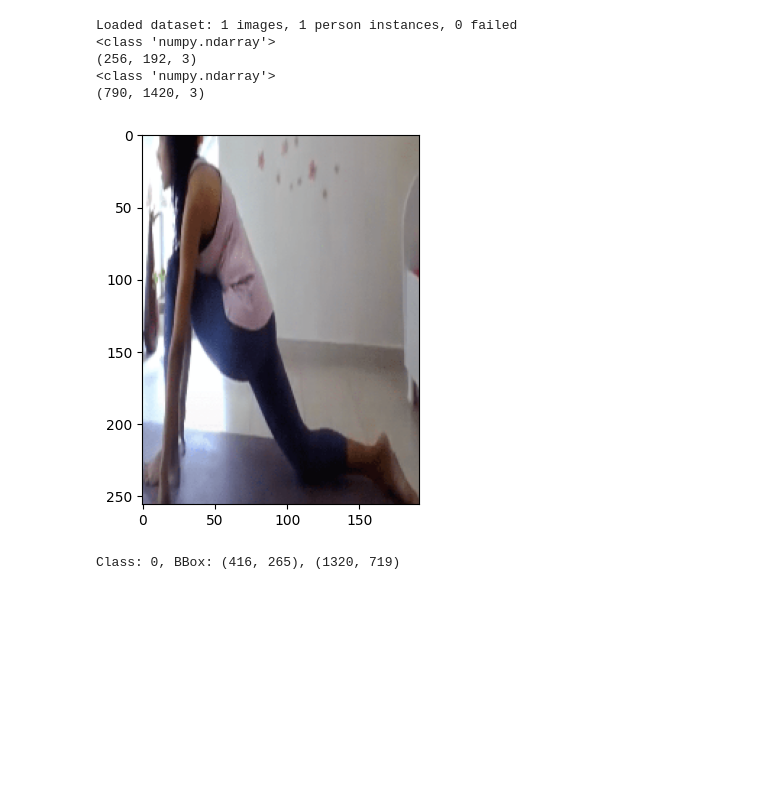
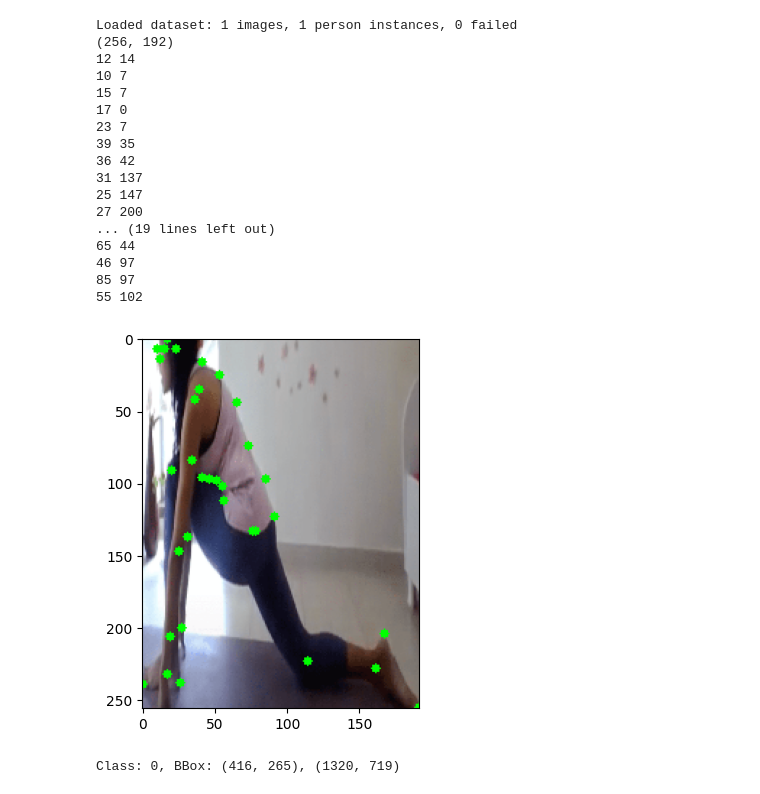
Before and after one commit to DangLeKhanhToan/pose-estimation, a Jupyter notebook: test.ipynb, the cells around one changed output. Drawn from its saved outputs; the diff is of its cells as text; code cells hidden in the pictures; blank space fills up the shorter version.

```diff
--- a/test.ipynb
+++ b/test.ipynb
@@ -1,4 +1,7 @@
 # %%
+# Check DataLoader for YOLOPoseDataset
+
+
 
 from torch.utils.data import Dataset, DataLoader
 import torch
@@ -21,43 +24,57 @@ if __name__ == "__main__":
     dataloader = DataLoader(
         dataset,
         batch_size=16,
         shuffle=True,
         num_workers=4,
         pin_memory=True
     )
 
     # Test
     for batch in dataloader:
         img = batch['image']  # (B, 3, 256, 192)
         heatmaps = batch['heatmaps']  # (B, 33, 32, 24)
         mask = batch['mask']  # (B, 33, 1, 1)
         kpts = batch['kpts']  # (B, 33, 2)
         vis = batch['vis']  # (B, 33)
 
         img = img[0].permute(1, 2, 0).numpy().astype(np.float32)  # (256, 192, 3)
         de_norm_img = img * np.array([0.229, 0.224, 0.225]) + np.array([0.485, 0.456, 0.406])
 
-        img_cv2 = (de_norm_img * 255).astype(np.uint8)
-        # img_cv2 = cv2.cvtColor(img_cv2, cv2.COLOR_BGR2RGB)
+        img_cv2 = np.copy((de_norm_img * 255).astype(np.uint8))
+
+        img_cv2 = np.ascontiguousarray(img_cv2)
         de_norm_kp = []
+        print(dataset.input_size)
         for kpt in kpts[0]:
-            de_norm_x = kpt[0].item() * dataset.input_size[1]
-            de_norm_y = kpt[1].item() * dataset.input_size[0]
-
+            de_norm_x = int(max(0, min(kpt[0].item() * dataset.input_size[1], dataset.input_size[1] - 1)))
+            de_norm_y = int(max(0, min(kpt[1].item() * dataset.input_size[0], dataset.input_size[0] - 1)))
+            print(de_norm_x, de_norm_y)
             cv2.circle(img_cv2,
                        (int(de_norm_x), int(de_norm_y)),
                        3, (0, 255, 0), -1)
             de_norm_kp.append((de_norm_x, de_norm_y))
 
         plt.imshow(img_cv2)
         plt.show()
 # %% [output]
 Loaded dataset: 1 images, 1 person instances, 0 failed
-<class 'numpy.ndarray'>
-(256, 192, 3)
-<class 'numpy.ndarray'>
-(790, 1420, 3)
+(256, 192)
+12 14
+10 7
+15 7
+17 0
+23 7
+39 35
+36 42
+31 137
+25 147
+27 200
+... (19 lines left out)
+65 44
+46 97
+85 97
+55 102
-[figure, old version]
+[figure, new version]
 # %%
 #visualize dataset
 import cv2
```
Also changed, not shown: parts of 5 cells of this notebook, 5 other files.
